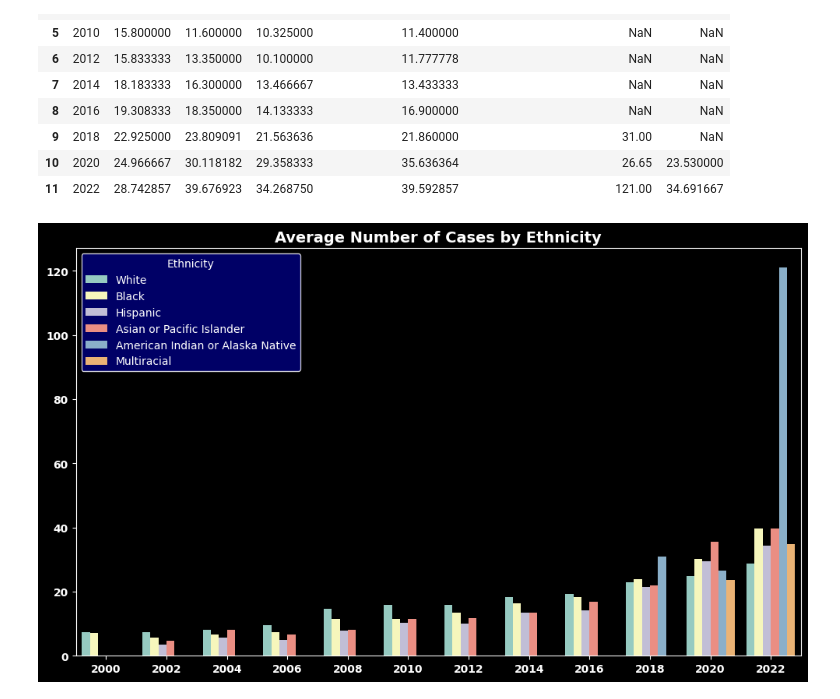
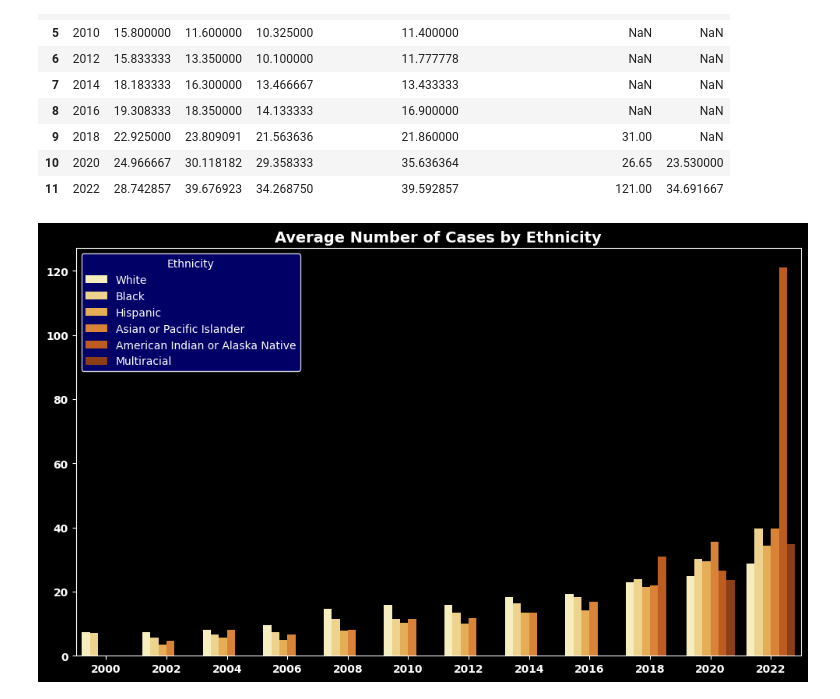
Before and after one commit to janvimehendale/capstone, a Jupyter notebook: notebooks/ethnicity.ipynb, the cells around one changed output. Saved outputs shown, nothing was run; the diff lists cells and outputs as text; code cells hidden in the pictures.

```diff
--- a/notebooks/ethnicity.ipynb
+++ b/notebooks/ethnicity.ipynb
@@ -45,23 +45,13 @@ plt.figure(figsize=(10, 6), facecolor="black")
 ethnicity_melt = ethnicity_year.melt(id_vars="Year", value_vars=["White","Black","Hispanic", "Asian or Pacific Islander","American Indian or Alaska Native","Multiracial"],
                            var_name="Ethnicity", value_name="Count")
 
-# Custom palette
-# palette = {
-#     "White": "Red",
-#     "Black": "Orange",
-#     "Hispanic": "Yellow",
-#     "Asian or Pacific Islander": "Green",
-#     "American Indian or Alaska Native": "Blue",
-#     "Multiracial": "Purple"
-
-# }
 
 sns.barplot(
     data=ethnicity_melt,
     x="Year",
     y="Count",
     hue="Ethnicity",
-    palette="Set3"
+    palette="YlOrBr"
 )
 
 # Title
@@ -75,31 +65,31 @@ plt.title(
 # Axes styling
 ax = plt.gca()
 ax.set_facecolor("black")
 
 # Tick labels
 ax.tick_params(axis='x', colors='white', labelsize=10)
 ax.tick_params(axis='y', colors='white', labelsize=10)
 
 for tick in ax.get_xticklabels():
     tick.set_color("white")
     tick.set_fontweight("bold")
 
 for tick in ax.get_yticklabels():
     tick.set_color("white")
     tick.set_fontweight("bold")
 
 # Spines
 for spine in ax.spines.values():
     spine.set_color("white")
 
 # Make legend title white
 leg = plt.legend(title="Ethnicity",facecolor="navy", edgecolor="white", labelcolor="white")
 plt.setp(leg.get_title(), color="white")
 ax.set_xlabel("")
 ax.set_ylabel("")
 
 plt.tight_layout()
 plt.savefig("cases_ethnicity", dpi=300, bbox_inches="tight", transparent=True)
 plt.show()
 # %% [output]
-[figure, old version]
+[figure, new version]
```
Also changed, not shown: 9 other files.
